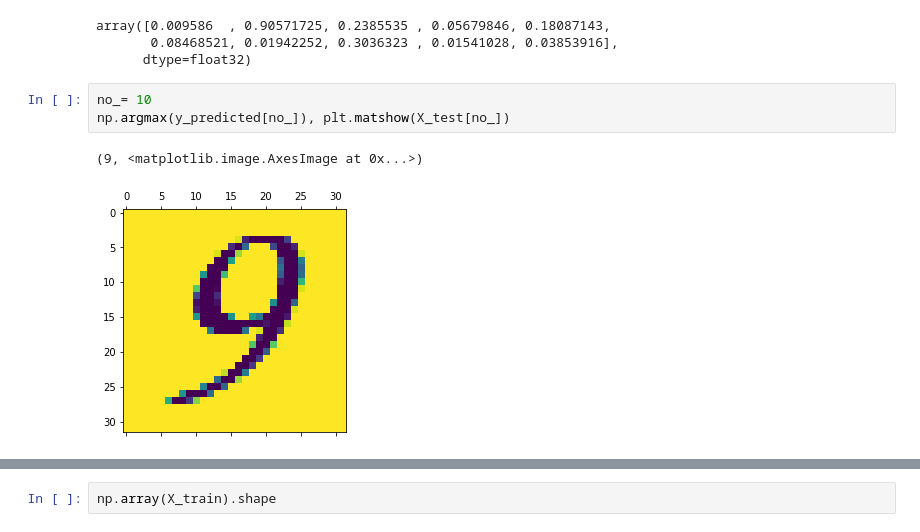
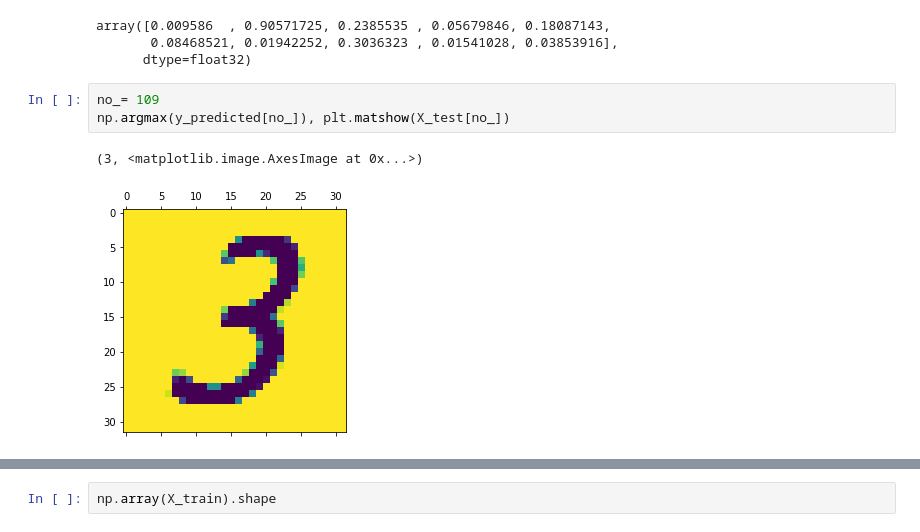
Before and after one commit to BotAlchemist/digit_recognition, a Jupyter notebook: digits_training.ipynb, the cells around one changed output, grey strips where cells are left out. Drawn from its saved outputs; the diff is of its cells as text.

```diff
--- a/digits_training.ipynb
+++ b/digits_training.ipynb
@@ -142,8 +142,8 @@ array([0.009586  , 0.90571725, 0.2385535 , 0.05679846, 0.18087143,
        0.08468521, 0.01942252, 0.3036323 , 0.01541028, 0.03853916],
       dtype=float32)
 # %%
-no_= 10
+no_= 109
 np.argmax(y_predicted[no_]), plt.matshow(X_test[no_])
 # %% [output]
-(9, <matplotlib.image.AxesImage at 0x...>)
+(3, <matplotlib.image.AxesImage at 0x...>)
-[figure, old version]
+[figure, new version]
```
Also changed, not shown: parts of 25 cells of this notebook.
